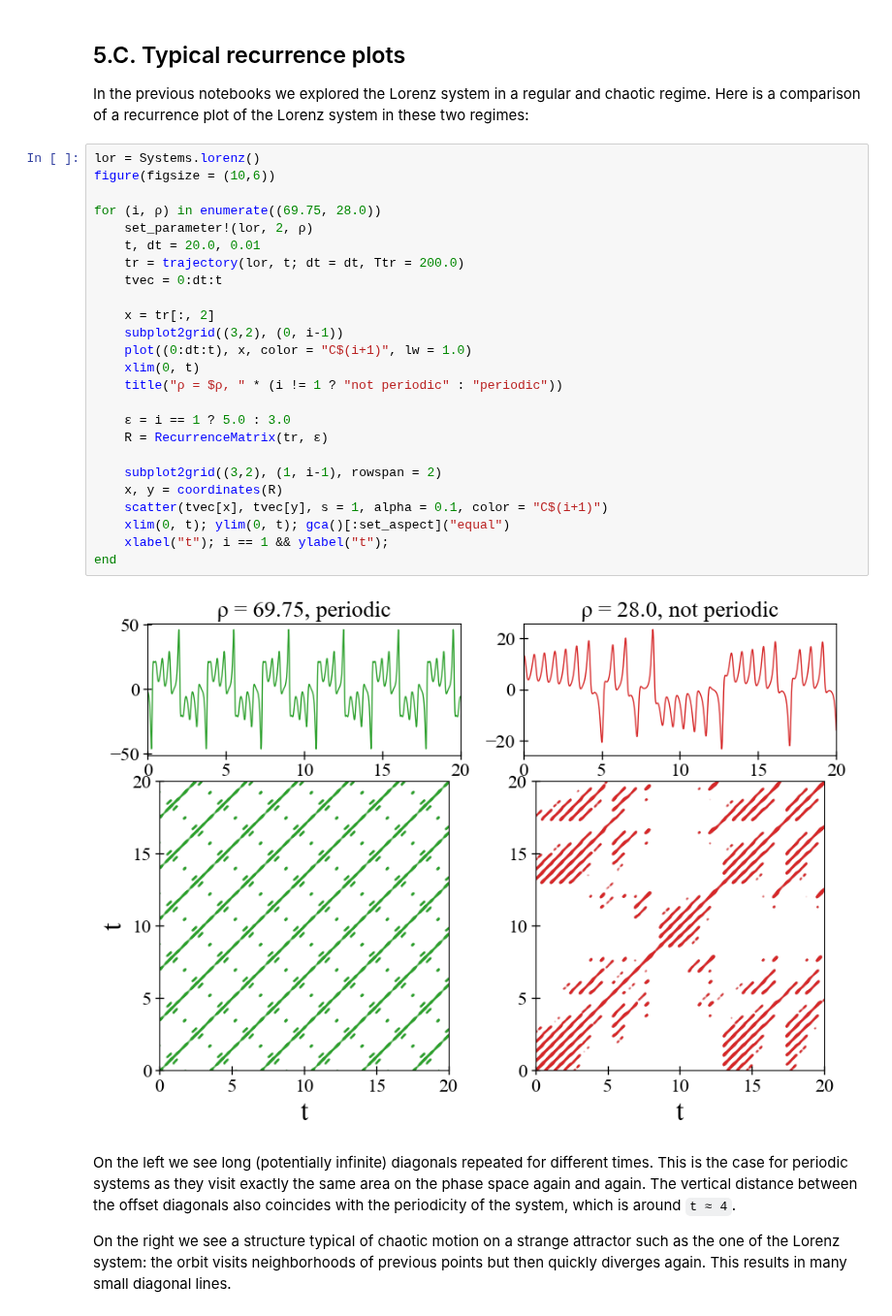
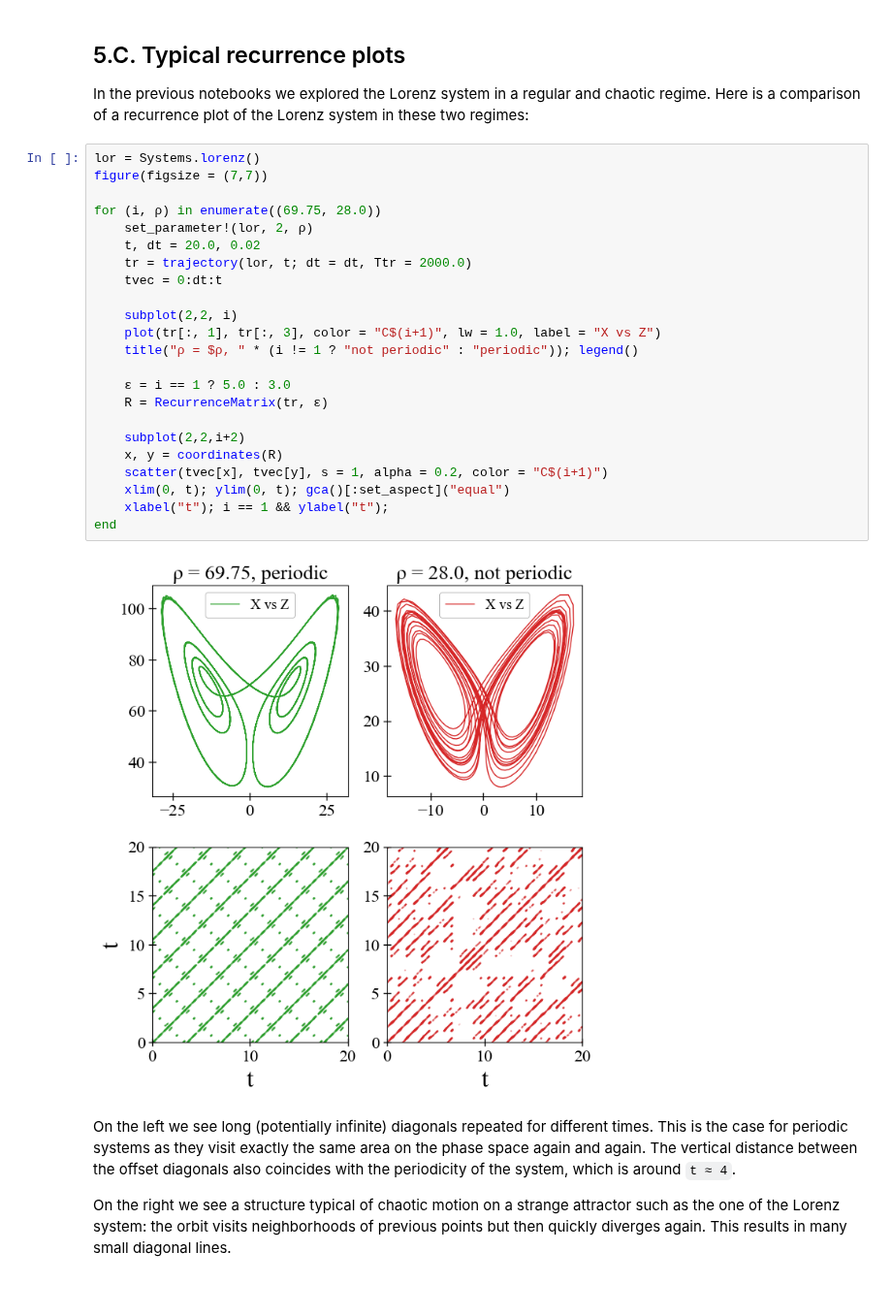
Before and after one commit to JuliaDynamics/JuliaDynamics, a Jupyter notebook: tutorials/Youtube_JuliaLang_tutorial/5. RecurrenceAnalysis.ipynb, the cells around one changed output. Shown at 97% size. Drawn from its saved outputs; the diff is of its cells as text; blank space fills up the shorter version.

```diff
--- a/tutorials/Youtube_JuliaLang_tutorial/5. RecurrenceAnalysis.ipynb
+++ b/tutorials/Youtube_JuliaLang_tutorial/5. RecurrenceAnalysis.ipynb
@@ -120,31 +120,29 @@ In the previous notebooks we explored the Lorenz system in a regular and chaotic
 Here is a comparison of a recurrence plot of the Lorenz system in these two regimes:
 # %%
 lor = Systems.lorenz()
-figure(figsize = (10,6))
+figure(figsize = (7,7))
 
 for (i, ρ) in enumerate((69.75, 28.0))
     set_parameter!(lor, 2, ρ)
-    t, dt = 20.0, 0.01
-    tr = trajectory(lor, t; dt = dt, Ttr = 200.0)
+    t, dt = 20.0, 0.02
+    tr = trajectory(lor, t; dt = dt, Ttr = 2000.0)
     tvec = 0:dt:t
 
-    x = tr[:, 2]
-    subplot2grid((3,2), (0, i-1))
-    plot((0:dt:t), x, color = "C$(i+1)", lw = 1.0)
-    xlim(0, t)
-    title("ρ = $ρ, " * (i != 1 ? "not periodic" : "periodic"))
+    subplot(2,2, i)
+    plot(tr[:, 1], tr[:, 3], color = "C$(i+1)", lw = 1.0, label = "X vs Z")
+    title("ρ = $ρ, " * (i != 1 ? "not periodic" : "periodic")); legend()
 
     ε = i == 1 ? 5.0 : 3.0
     R = RecurrenceMatrix(tr, ε)
 
-    subplot2grid((3,2), (1, i-1), rowspan = 2)
+    subplot(2,2,i+2)
     x, y = coordinates(R)
-    scatter(tvec[x], tvec[y], s = 1, alpha = 0.1, color = "C$(i+1)")
+    scatter(tvec[x], tvec[y], s = 1, alpha = 0.2, color = "C$(i+1)")
     xlim(0, t); ylim(0, t); gca()[:set_aspect]("equal")
     xlabel("t"); i == 1 && ylabel("t");
 end
 # %% [output]
-[figure, old version]
+[figure, new version]
 # %% [markdown]
 On the left we see long (potentially infinite) diagonals repeated for different times. This is the case for periodic systems as they visit exactly the same area on the phase space again and again. The vertical distance between the offset diagonals also coincides with the periodicity of the system, which is around `t ≈ 4`.
 
```
Also changed, not shown: parts of 12 cells of this notebook, 8 other files.
